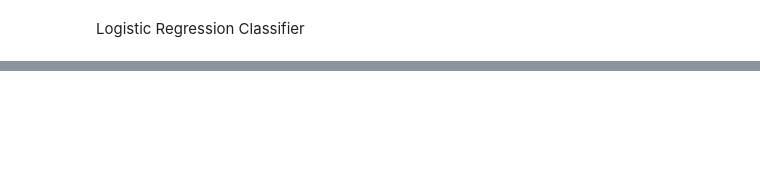
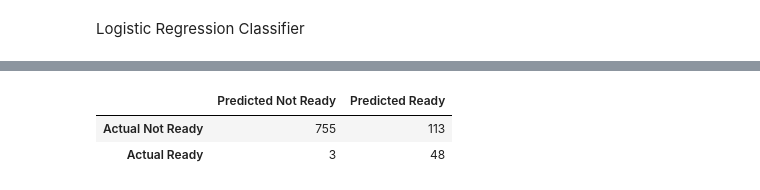
Before and after one commit to jsween/CapstoneProject, a Jupyter notebook: notebooks/04_ML_Models.ipynb, the cells around one changed output, grey strips where cells are left out. Drawn from its saved outputs; the diff is of its cells as text; code cells hidden in the pictures; blank space fills up the shorter version.

```diff
--- a/notebooks/04_ML_Models.ipynb
+++ b/notebooks/04_ML_Models.ipynb
@@ -390,13 +407,3 @@ median_salary_2022 = 55_058
 threshold_65 = median_salary_2022 * 10
 # %%
 df['AGE_GROUP'] = pd.cut(df['AGE'], bins=[20,30,40,50,60,70,100])
-# %%
-# Binary classification target
-# 1 = above median retirement liquidity
-# 0 = at or below median retirement liquidity
-
-ready_threshold = df['LOG_RETQLIQ'].median()
-
-df['RET_READY'] = (df['LOG_RETQLIQ'] > ready_threshold).astype(int)
-
-df['RET_READY'].value_counts(normalize=True)
@@ -500,10 +444,0 @@ Random Forest Classifier
-# %%
-rf_clf = RandomForestClassifier(
-    n_estimators=300,
-    random_state=42,
-    max_depth=None
-)
-
-rf_clf.fit(X_train_c, y_train_c)
-
-y_pred_rf = rf_clf.predict(X_test_c)
@@ -646,0 +445,11 @@ dtype: float64
+# %%
+log_clf = Pipeline([
+    ("scaler", StandardScaler()),
+    ("model", LogisticRegression(
+        max_iter=10_000,
+        class_weight="balanced",
+        random_state=42
+    ))
+])
+
+log_clf.fit(X_train_c, y_train_c)
@@ -646,0 +476,14 @@ dtype: float64
+# %%
+cm_log = confusion_matrix(y_test_c, y_pred_log)
+
+cm_log_df = pd.DataFrame(
+    cm_log,
+    index=["Actual Not Ready", "Actual Ready"],
+    columns=["Predicted Not Ready", "Predicted Ready"]
+)
+
+cm_log_df
+# %% [output]
+|  | Predicted Not Ready | Predicted Ready |
+| Actual Not Ready | 755 | 113 |
+| Actual Ready | 3 | 48 |
```
Also changed, not shown: parts of 25 cells of this notebook.
